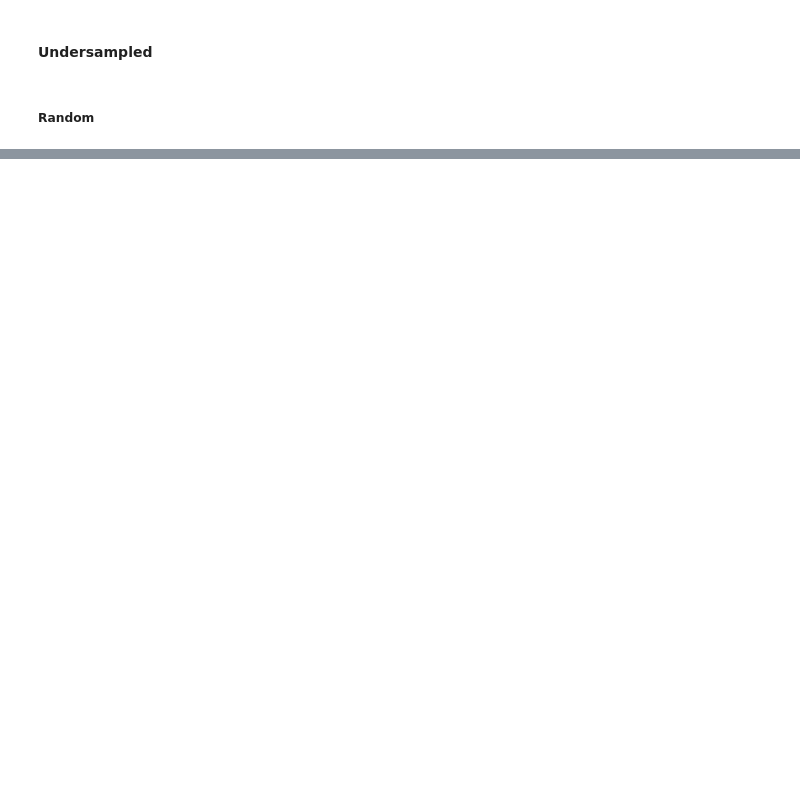
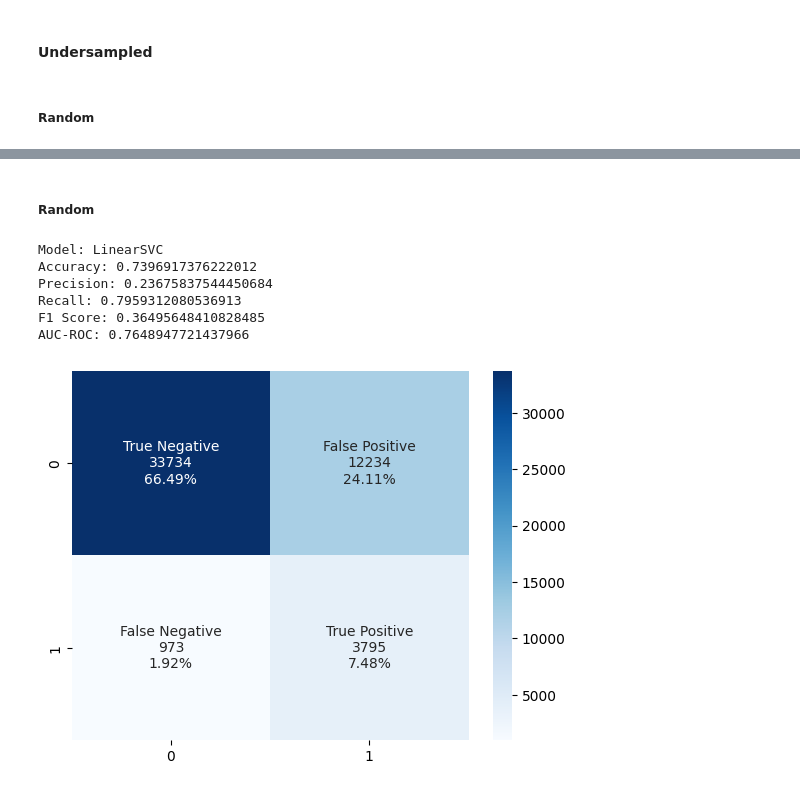
Before and after one commit to Alaa0129/HeartDiseaseOrAttackBigData, a Jupyter notebook: src/05_Optimized_models_training.ipynb, the cells around one changed output, grey strips where cells are left out. Drawn from its saved outputs; the diff is of its cells as text; code cells hidden in the pictures; blank space fills up the shorter version.

```diff
--- a/src/05_Optimized_models_training.ipynb
+++ b/src/05_Optimized_models_training.ipynb
@@ -319,0 +382,17 @@ NameError: name 'X_tl' is not defined
+# %% [markdown]
+##### Random
+# %%
+gridSearch.fit(X_ro, y_ro)
+clf_ro = LinearSVC(C=float(gridSearch.best_params_['C']), dual=False)
+clf_ro.fit(X_ro, y_ro)
+y_ro_pred = clf_ro.predict(X_test)
+evaluate_model(clf_ro, X_ro, y_ro)
+draw_confusion_matrix(y_test, y_ro_pred)
+# %% [output]
+Model: LinearSVC
+Accuracy: 0.7396917376222012
+Precision: 0.23675837544450684
+Recall: 0.7959312080536913
+F1 Score: 0.36495648410828485
+AUC-ROC: 0.7648947721437966
+[figure, added]
```
Also changed, not shown: parts of 65 cells of this notebook, 1 other file.
